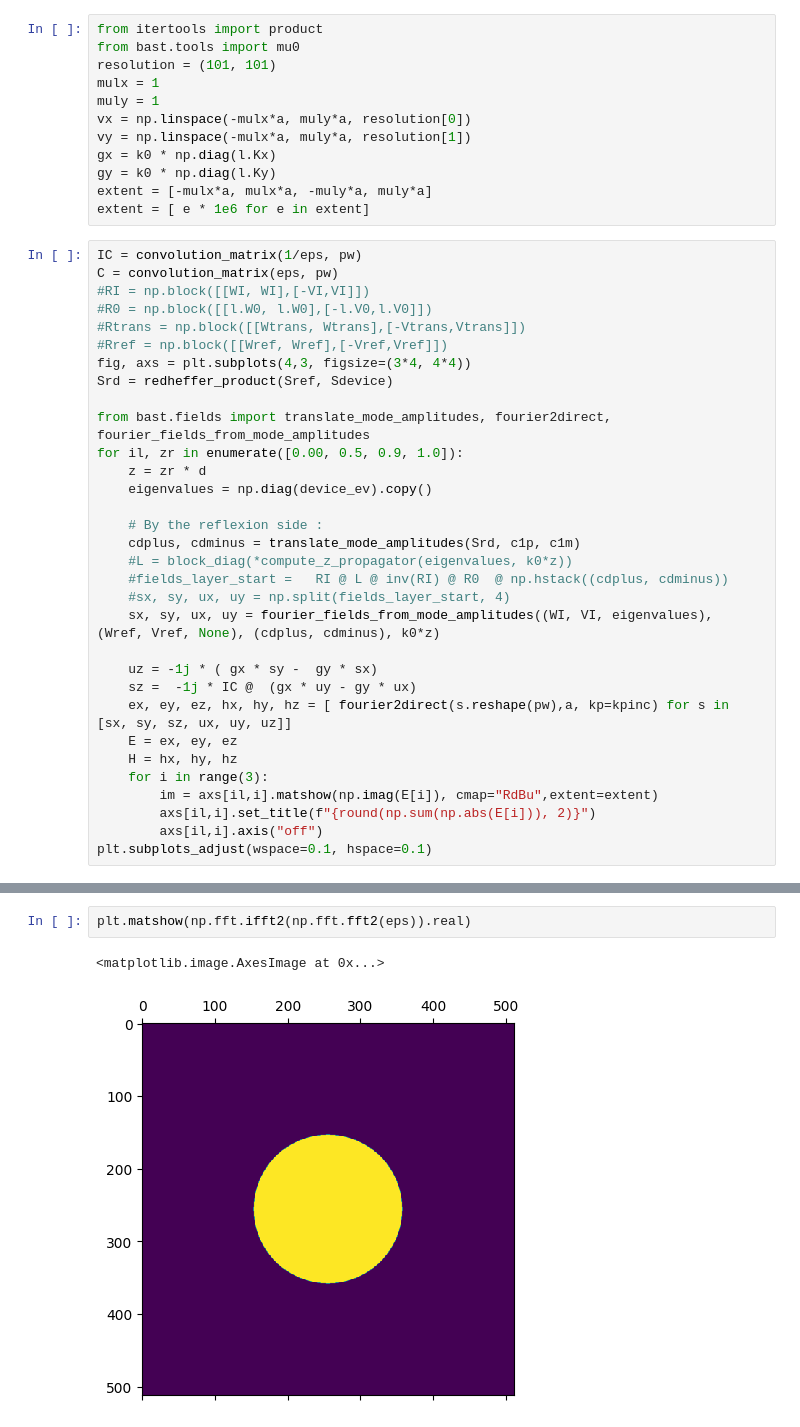
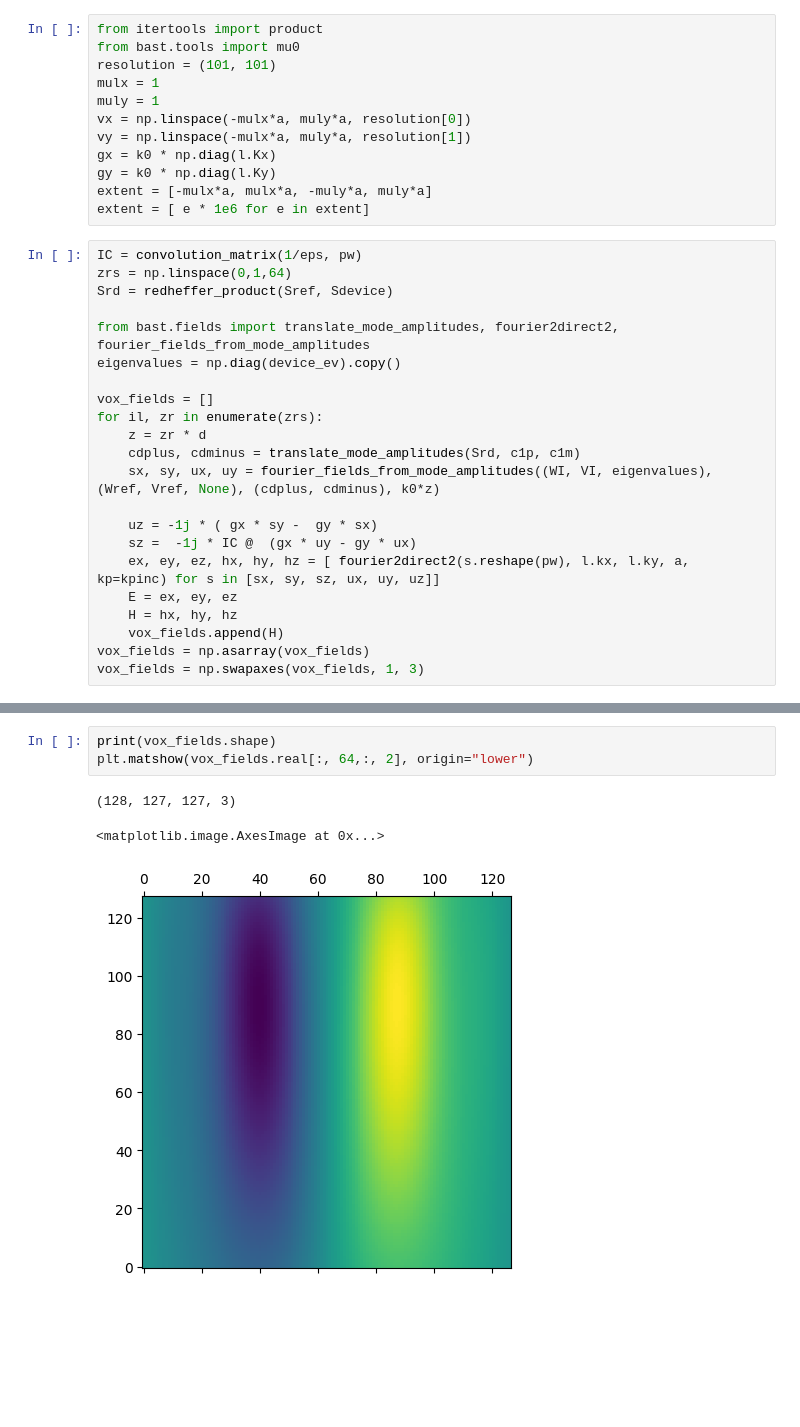
Before and after one commit to Kaeryv/Khepri, a Jupyter notebook: notebooks/FieldsDemo.ipynb, the cells around one changed output, grey strips where cells are left out. Saved outputs shown, nothing was run; the diff lists cells and outputs as text; blank space fills up the shorter version.

```diff
--- a/notebooks/FieldsDemo.ipynb
+++ b/notebooks/FieldsDemo.ipynb
@@ -85,33 +86,23 @@ extent = [-mulx*a, mulx*a, -muly*a, muly*a]
 extent = [ e * 1e6 for e in extent]
 # %%
 IC = convolution_matrix(1/eps, pw)
-C = convolution_matrix(eps, pw)
-#RI = np.block([[WI, WI],[-VI,VI]])
-#R0 = np.block([[l.W0, l.W0],[-l.V0,l.V0]])
-#Rtrans = np.block([[Wtrans, Wtrans],[-Vtrans,Vtrans]])
-#Rref = np.block([[Wref, Wref],[-Vref,Vref]])
-fig, axs = plt.subplots(4,3, figsize=(3*4, 4*4))
+zrs = np.linspace(0,1,64)
 Srd = redheffer_product(Sref, Sdevice)
 
-from bast.fields import translate_mode_amplitudes, fourier2direct, fourier_fields_from_mode_amplitudes
-for il, zr in enumerate([0.00, 0.5, 0.9, 1.0]):
+from bast.fields import translate_mode_amplitudes, fourier2direct2, fourier_fields_from_mode_amplitudes
+eigenvalues = np.diag(device_ev).copy()
+
+vox_fields = []
+for il, zr in enumerate(zrs):
     z = zr * d
-    eigenvalues = np.diag(device_ev).copy()
-
-    # By the reflexion side :
     cdplus, cdminus = translate_mode_amplitudes(Srd, c1p, c1m)
-    #L = block_diag(*compute_z_propagator(eigenvalues, k0*z))
-    #fields_layer_start =   RI @ L @ inv(RI) @ R0  @ np.hstack((cdplus, cdminus))
-    #sx, sy, ux, uy = np.split(fields_layer_start, 4)
     sx, sy, ux, uy = fourier_fields_from_mode_amplitudes((WI, VI, eigenvalues), (Wref, Vref, None), (cdplus, cdminus), k0*z)
 
     uz = -1j * ( gx * sy -  gy * sx)
     sz =  -1j * IC @  (gx * uy - gy * ux)
-    ex, ey, ez, hx, hy, hz = [ fourier2direct(s.reshape(pw),a, kp=kpinc) for s in [sx, sy, sz, ux, uy, uz]]
+    ex, ey, ez, hx, hy, hz = [ fourier2direct2(s.reshape(pw), l.kx, l.ky, a, kp=kpinc) for s in [sx, sy, sz, ux, uy, uz]]
     E = ex, ey, ez
     H = hx, hy, hz
-    for i in range(3):
-        im = axs[il,i].matshow(np.imag(E[i]), cmap="RdBu",extent=extent)
-        axs[il,i].set_title(f"{round(np.sum(np.abs(E[i])), 2)}")
-        axs[il,i].axis("off")
-plt.subplots_adjust(wspace=0.1, hspace=0.1)
+    vox_fields.append(H)
+vox_fields = np.asarray(vox_fields)
+vox_fields = np.swapaxes(vox_fields, 1, 3)
@@ -141,5 +109,7 @@ ValueError: could not broadcast input array from shape (3,3) into shape (2,3)
-# %%
-plt.matshow(np.fft.ifft2(np.fft.fft2(eps)).real)
-# %% [output]
-<matplotlib.image.AxesImage at 0x...>
-[figure, removed]
+# %%
+print(vox_fields.shape)
+plt.matshow(vox_fields.real[:, 64,:, 2], origin="lower")
+# %% [output]
+(128, 127, 127, 3)
+<matplotlib.image.AxesImage at 0x...>
+[figure, added]
```
Also changed, not shown: parts of 8 cells of this notebook, 8 other files.
